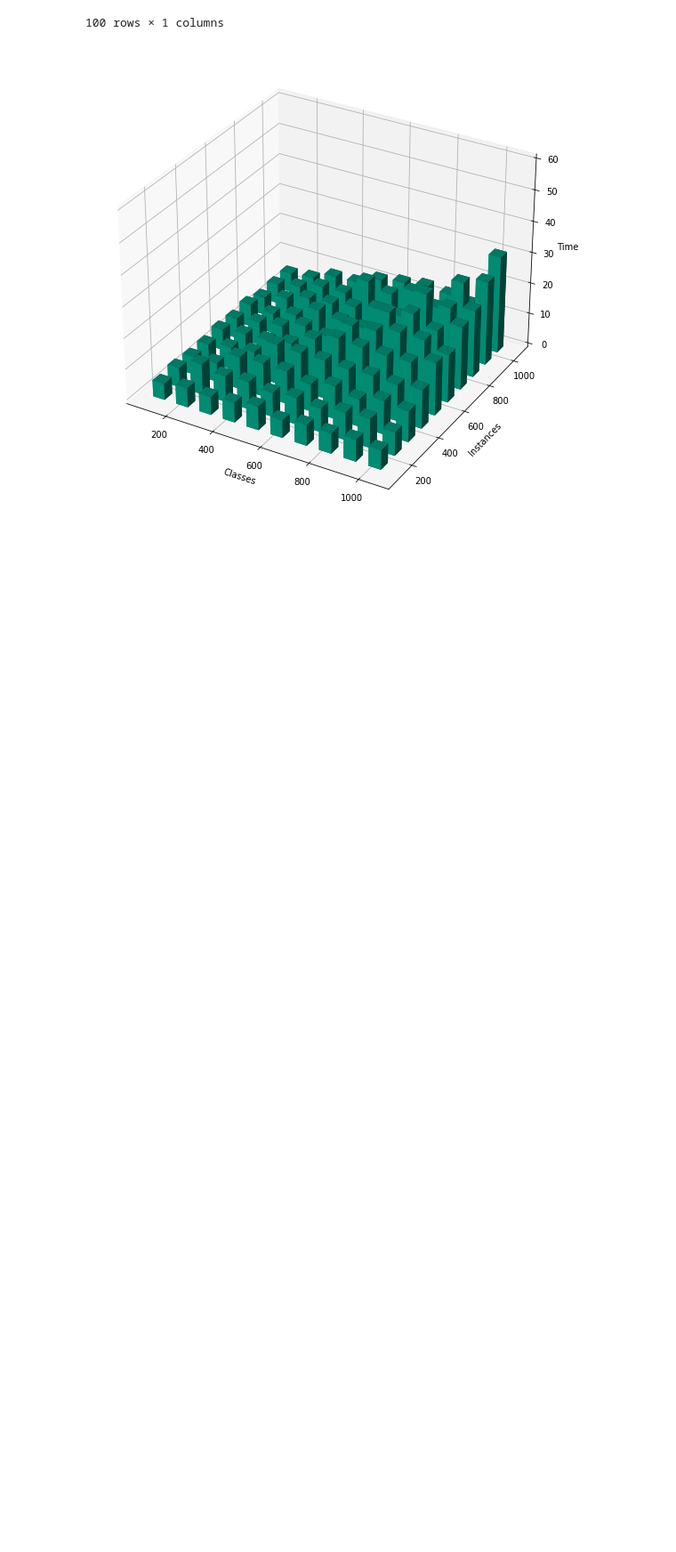
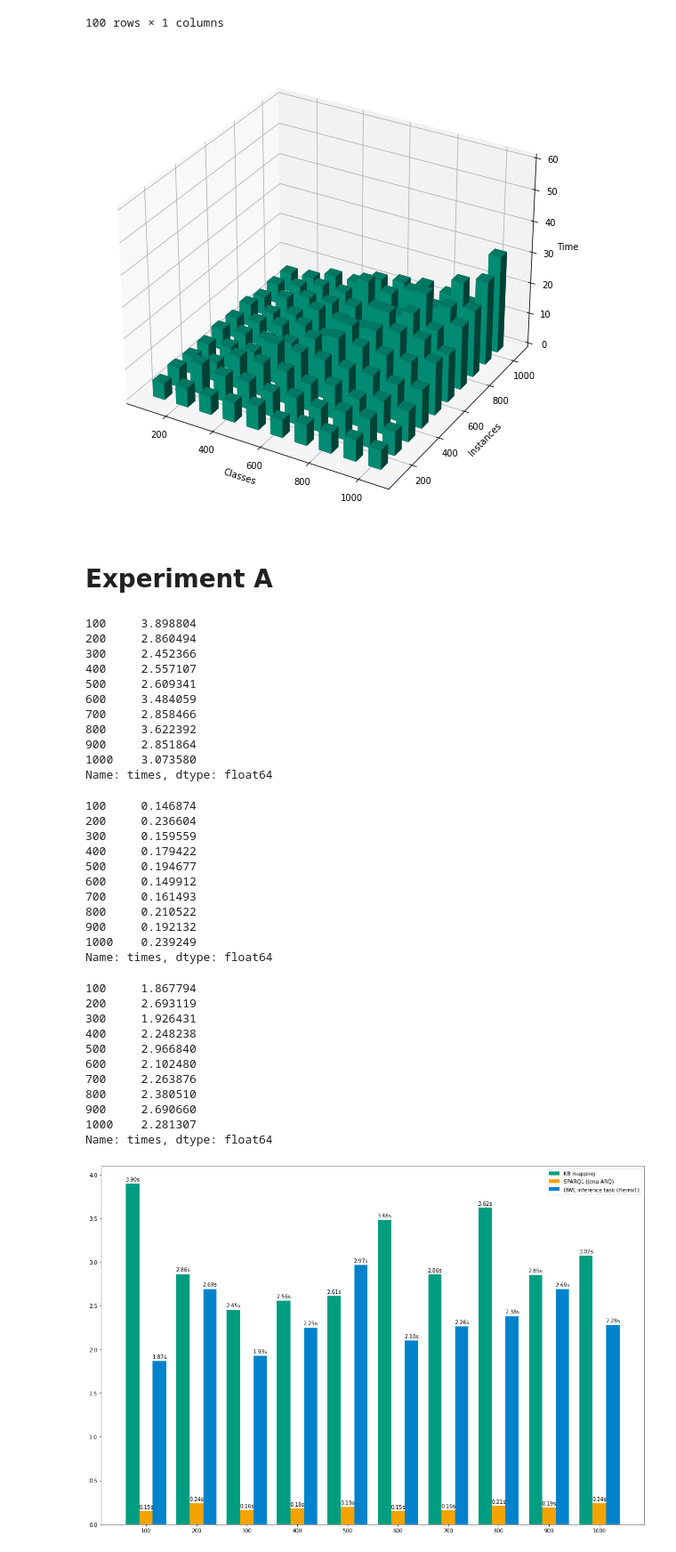
Before and after one commit to ahbnr/SemanticJavaDebugger, a Jupyter notebook: casestudies/performance/notebooks/Performance-Instances.ipynb, the cells around one changed output. Shown at 89% size. Saved outputs shown, nothing was run; the diff lists cells and outputs as text; code cells hidden in the pictures; blank space fills up the shorter version.

```diff
--- a/casestudies/performance/notebooks/Performance-Instances.ipynb
+++ b/casestudies/performance/notebooks/Performance-Instances.ipynb
@@ -339,3 +397,42 @@ time3D('buildkb', zmax=60)
 |  | 1000 | 0 days 00:00:31.222250 |
 100 rows × 1 columns
 [figure]
+# %% [markdown]
+# Experiment A
+# %%
+plotTaskTimeComparison(experimentAStore, ymax=None)
+# %% [output]
+100     3.898804
+200     2.860494
+300     2.452366
+400     2.557107
+500     2.609341
+600     3.484059
+700     2.858466
+800     3.622392
+900     2.851864
+1000    3.073580
+Name: times, dtype: float64
+100     0.146874
+200     0.236604
+300     0.159559
+400     0.179422
+500     0.194677
+600     0.149912
+700     0.161493
+800     0.210522
+900     0.192132
+1000    0.239249
+Name: times, dtype: float64
+100     1.867794
+200     2.693119
+300     1.926431
+400     2.248238
+500     2.966840
+600     2.102480
+700     2.263876
+800     2.380510
+900     2.690660
+1000    2.281307
+Name: times, dtype: float64
+[figure, added]
```
Also changed, not shown: parts of 24 cells of this notebook, 13 other files.
